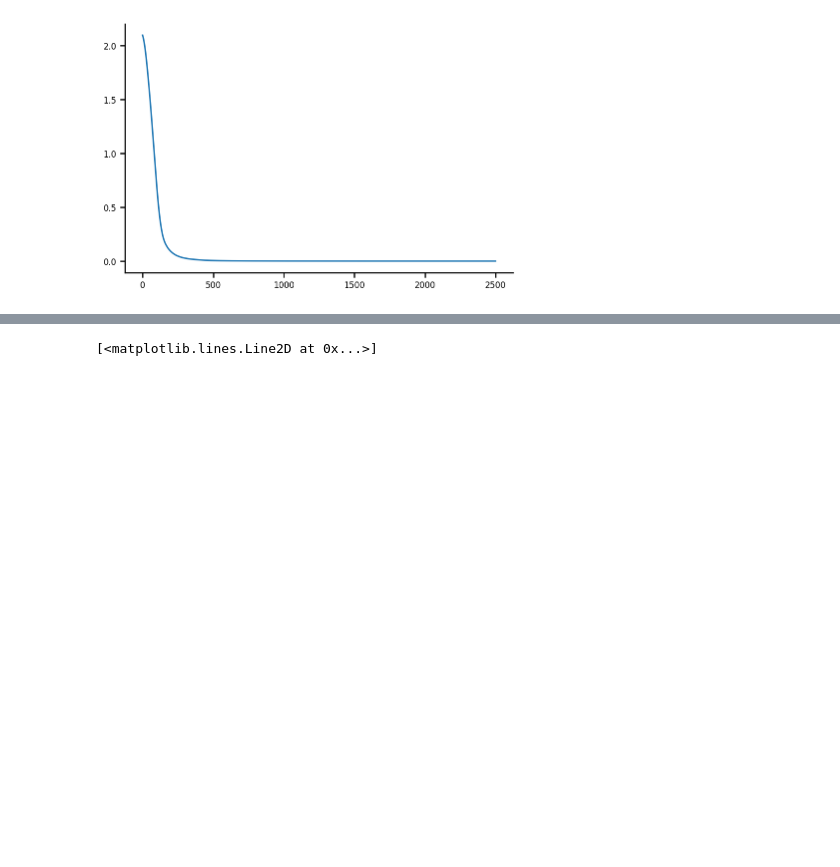
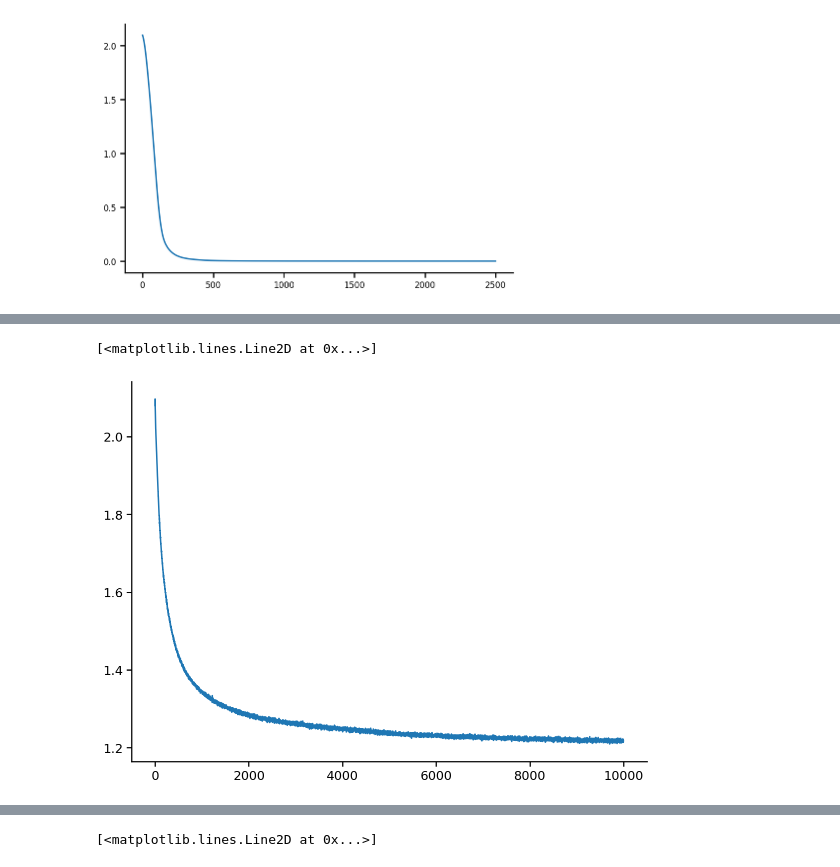
Before and after one commit to Akhilesh-K-Yadav/NMA-22-DL-Saltenas-Project, a Jupyter notebook: Saltenas.ipynb, the cells around one changed output, grey strips where cells are left out. Cells and saved outputs as stored; diff of their text form; code cells hidden in the pictures; blank space fills up the shorter version.

```diff
--- a/Saltenas.ipynb
+++ b/Saltenas.ipynb
@@ -751,0 +689,10 @@ plt.plot(training_losses)
+# %%
+#Data subsetting
+all_data = all_data.query('exposure_level=="familiar"')
+all_data = all_data.query('image_name!="omitted"')
+all_data = all_data.query('is_change==False')
+
+#all_data = all_data.groupby(['mouse_id','stimulus_presentations_id','cell_specimen_id','image_name'])['dff_bc'].mean().reset_index()
+all_data2 = all_data.pivot(index=['mouse_id','stimulus_presentations_id','ophys_session_id','image_name'],columns='cell_specimen_id',values='dff_bc')
+all_data = all_data2.fillna(0)
+del all_data2
@@ -751,0 +904,21 @@ plt.plot(training_losses)
+# %%
+net.train()
+
+for i in tqdm(range(N_epochs)):
+
+  optimizer.zero_grad()
+  outputs = net(train_input)
+  loss = criterion(outputs,labels)
+  loss.backward()
+  optimizer.step()
+
+
+
+  training_losses += [loss.item()]
+
+net.eval()
+
+plt.plot(training_losses)
+# %% [output]
+[<matplotlib.lines.Line2D at 0x...>]
+[figure, added]
```
Also changed, not shown: parts of 13 cells of this notebook.
